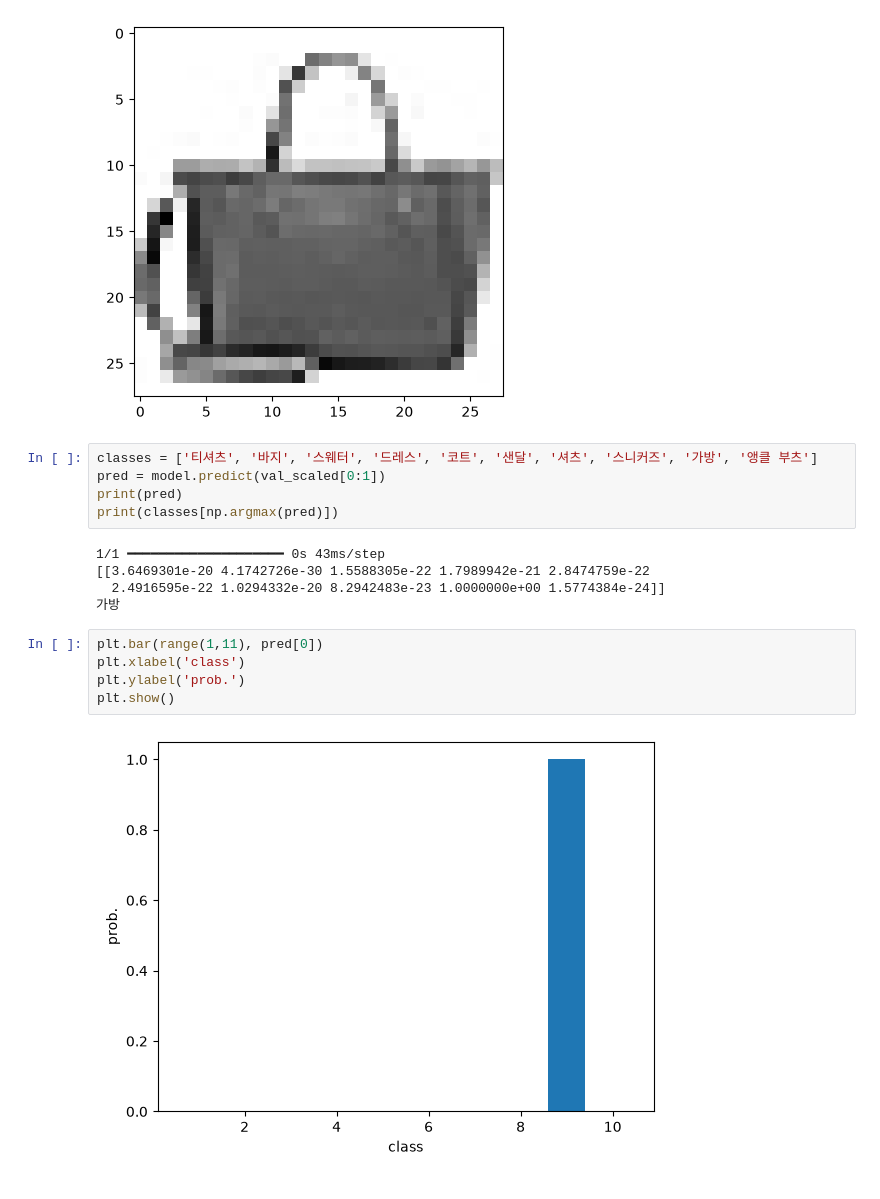
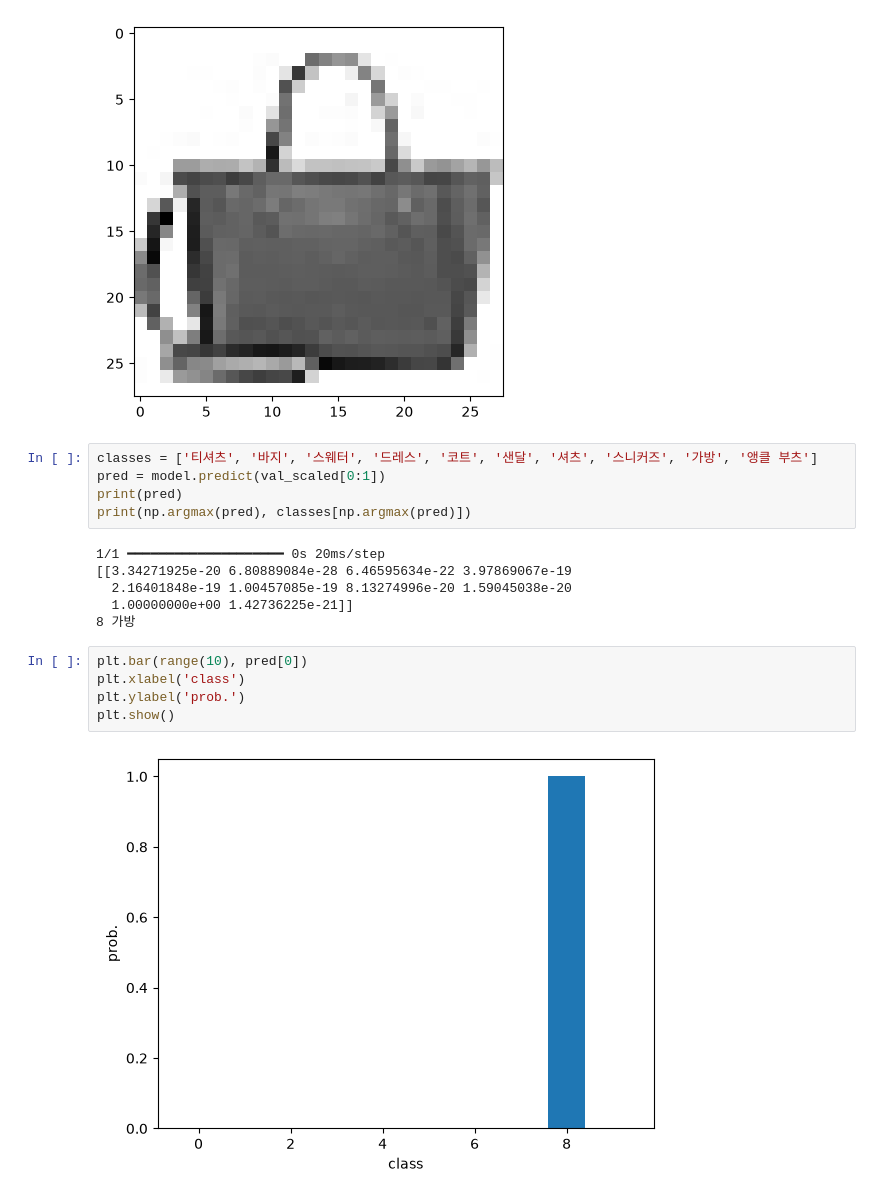
Before and after one commit to a1ljmook/Inflearn-hg-mldl, a Jupyter notebook: 8-2.ipynb, the cells around one changed output. Cells and saved outputs as stored; diff of their text form.

```diff
--- a/8-2.ipynb
+++ b/8-2.ipynb
@@ -139,19 +151,20 @@ plt.show()
 classes = ['티셔츠', '바지', '스웨터', '드레스', '코트', '샌달', '셔츠', '스니커즈', '가방', '앵클 부츠']
 pred = model.predict(val_scaled[0:1])
 print(pred)
-print(classes[np.argmax(pred)])
+print(np.argmax(pred), classes[np.argmax(pred)])
 # %% [output]
-1/1 ━━━━━━━━━━━━━━━━━━━━ 0s 43ms/step
-[[3.6469301e-20 4.1742726e-30 1.5588305e-22 1.7989942e-21 2.8474759e-22
-  2.4916595e-22 1.0294332e-20 8.2942483e-23 1.0000000e+00 1.5774384e-24]]
-가방
+1/1 ━━━━━━━━━━━━━━━━━━━━ 0s 20ms/step
+[[3.34271925e-20 6.80889084e-28 6.46595634e-22 3.97869067e-19
+  2.16401848e-19 1.00457085e-19 8.13274996e-20 1.59045038e-20
+  1.00000000e+00 1.42736225e-21]]
+8 가방
 # %%
-plt.bar(range(1,11), pred[0])
+plt.bar(range(10), pred[0])
 plt.xlabel('class')
 plt.ylabel('prob.')
 plt.show()
 # %% [output]
-[figure, old version]
+[figure, new version]
 # %%
 print(test_scaled.shape, test_target.shape)
 model.evaluate(test_scaled, test_target)
```
Also changed, not shown: parts of 6 cells of this notebook, 8 other files.
